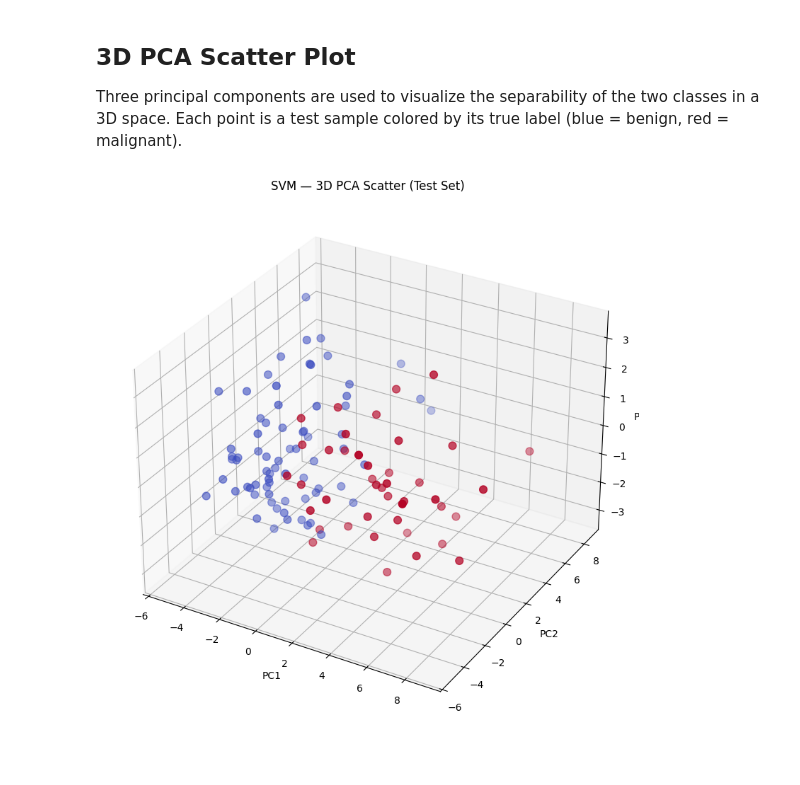
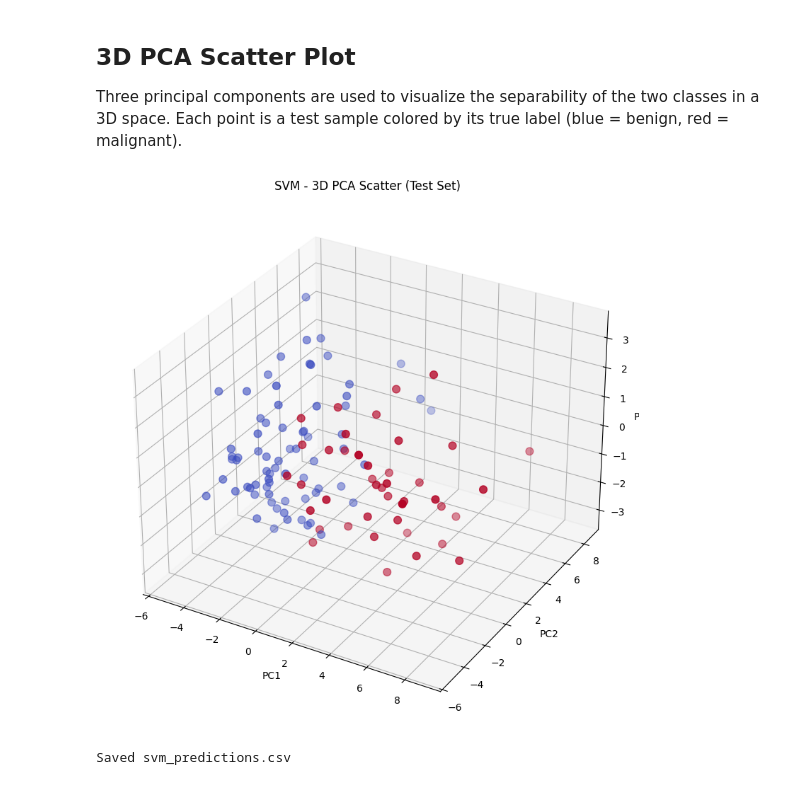
Before and after one commit to FelexHill7/cancerdetection, a Jupyter notebook: notebooks/svm_classifier.ipynb, the cells around one changed output. Cells and saved outputs as stored; diff of their text form; code cells hidden in the pictures.

```diff
--- a/notebooks/svm_classifier.ipynb
+++ b/notebooks/svm_classifier.ipynb
@@ -119,15 +119,23 @@ Three principal components are used to visualize the separability of the two cla
 # %%
 pca_3d = PCA(n_components=3)
 X_3d = pca_3d.fit_transform(X_test)
 
 fig = plt.figure(figsize=(10, 8))
 ax = fig.add_subplot(111, projection="3d")
 ax.scatter(X_3d[:, 0], X_3d[:, 1], X_3d[:, 2], c=Y_test, cmap="coolwarm", s=60)
 ax.set_xlabel("PC1")
 ax.set_ylabel("PC2")
 ax.set_zlabel("PC3")
-plt.title("SVM — 3D PCA Scatter (Test Set)")
+plt.title("SVM - 3D PCA Scatter (Test Set)")
 plt.tight_layout()
 plt.show()
 # %% [output]
-[figure, old version]
+[figure, new version]
+# %%
+import os, numpy as np
+
+os.makedirs("../data/models", exist_ok=True)
+np.savetxt("../data/models/svm_predictions.csv", predictions, delimiter=",", fmt="%d")
+print("Saved svm_predictions.csv")
+# %% [output]
+Saved svm_predictions.csv
```
Also changed, not shown: parts of 2 cells of this notebook, 10 other files.
